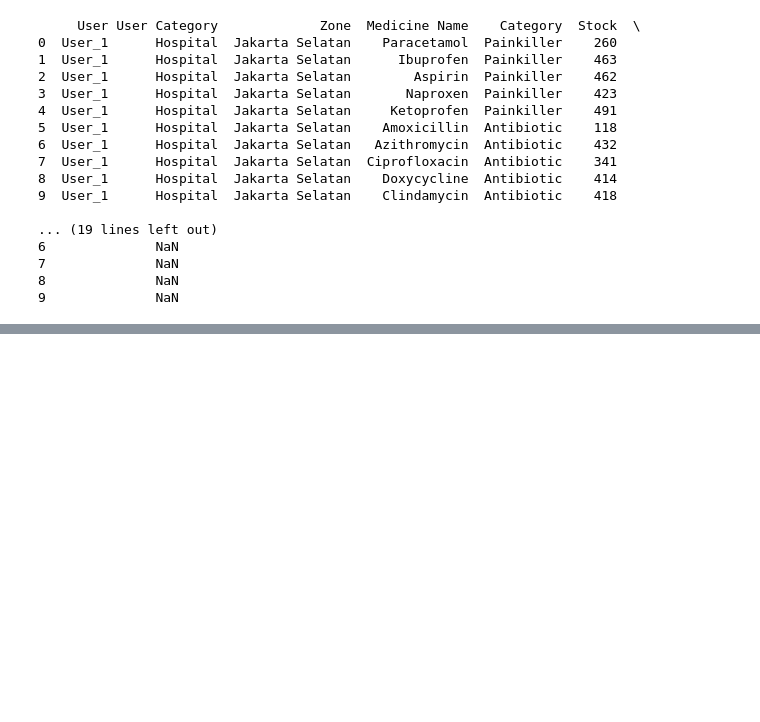
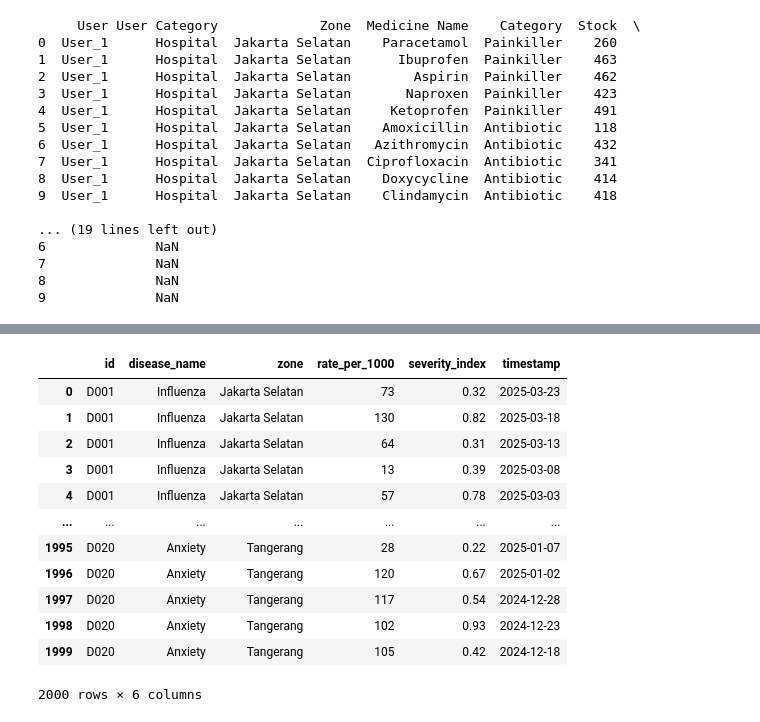
Before and after one commit to hamizghani/predicine-backend, a Jupyter notebook: Untitled.ipynb, the cells around one changed output, grey strips where cells are left out. Saved outputs shown, nothing was run; the diff lists cells and outputs as text; code cells hidden in the pictures; blank space fills up the shorter version.

```diff
--- a/Untitled.ipynb
+++ b/Untitled.ipynb
@@ -154,0 +199,16 @@ print(df_disease.head(10))  # Data Disease
+# %%
+df_disease
+# %% [output]
+|  | id | disease_name | zone | rate_per_1000 | severity_index | timestamp |
+| 0 | D001 | Influenza | Jakarta Selatan | 73 | 0.32 | 2025-03-23 |
+| 1 | D001 | Influenza | Jakarta Selatan | 130 | 0.82 | 2025-03-18 |
+| 2 | D001 | Influenza | Jakarta Selatan | 64 | 0.31 | 2025-03-13 |
+| 3 | D001 | Influenza | Jakarta Selatan | 13 | 0.39 | 2025-03-08 |
+| 4 | D001 | Influenza | Jakarta Selatan | 57 | 0.78 | 2025-03-03 |
+| ... | ... | ... | ... | ... | ... | ... |
+| 1995 | D020 | Anxiety | Tangerang | 28 | 0.22 | 2025-01-07 |
+| 1996 | D020 | Anxiety | Tangerang | 120 | 0.67 | 2025-01-02 |
+| 1997 | D020 | Anxiety | Tangerang | 117 | 0.54 | 2024-12-28 |
+| 1998 | D020 | Anxiety | Tangerang | 102 | 0.93 | 2024-12-23 |
+| 1999 | D020 | Anxiety | Tangerang | 105 | 0.42 | 2024-12-18 |
+2000 rows × 6 columns
```
Also changed, not shown: parts of 6 cells of this notebook, 2 other files.
